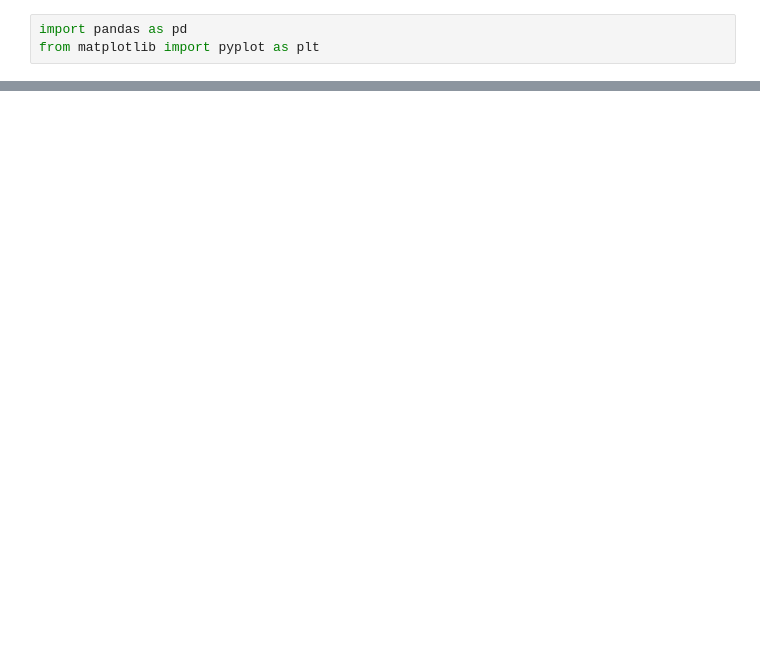
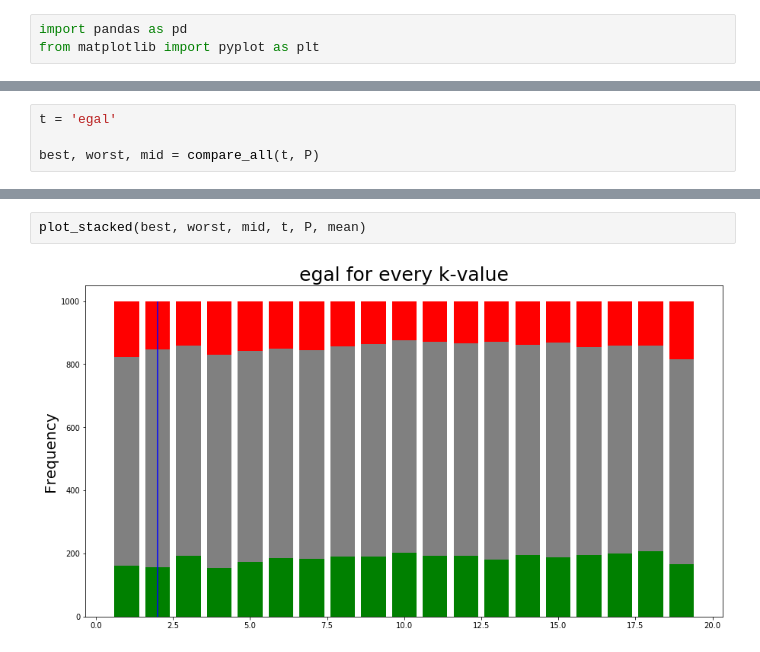
Before and after one commit to pdehaan274/ComSoc, a Jupyter notebook: result analysis.ipynb, the cells around one changed output, grey strips where cells are left out. Saved outputs shown, nothing was run; the diff lists cells and outputs as text; blank space fills up the shorter version.

```diff
--- a/result analysis.ipynb
+++ b/result analysis.ipynb
@@ -156,0 +141,4 @@ for i in range(1, 10):
+# %%
+t = 'egal'
+
+best, worst, mid = compare_all(t, P)
@@ -156,0 +165,4 @@ for i in range(1, 10):
+# %%
+plot_stacked(best, worst, mid, t, P, mean)
+# %% [output]
+[figure, added]
```
Also changed, not shown: parts of 27 cells of this notebook, 14 other files.
